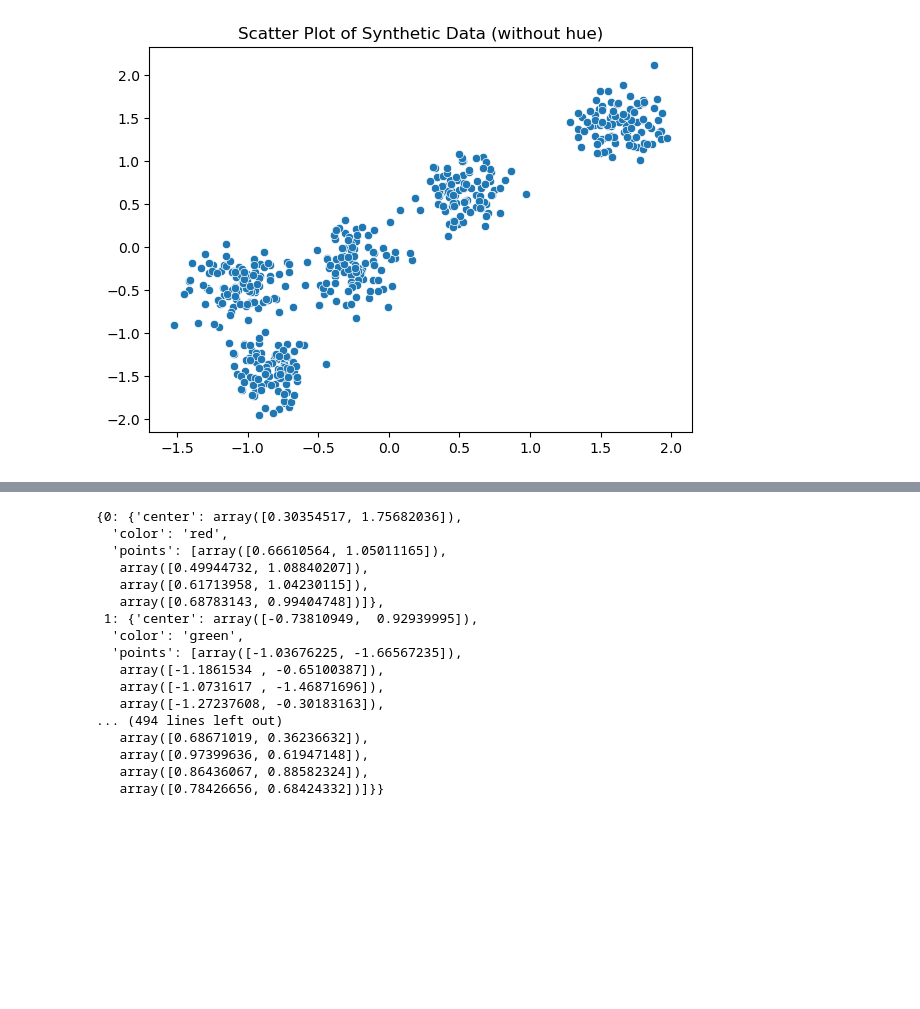
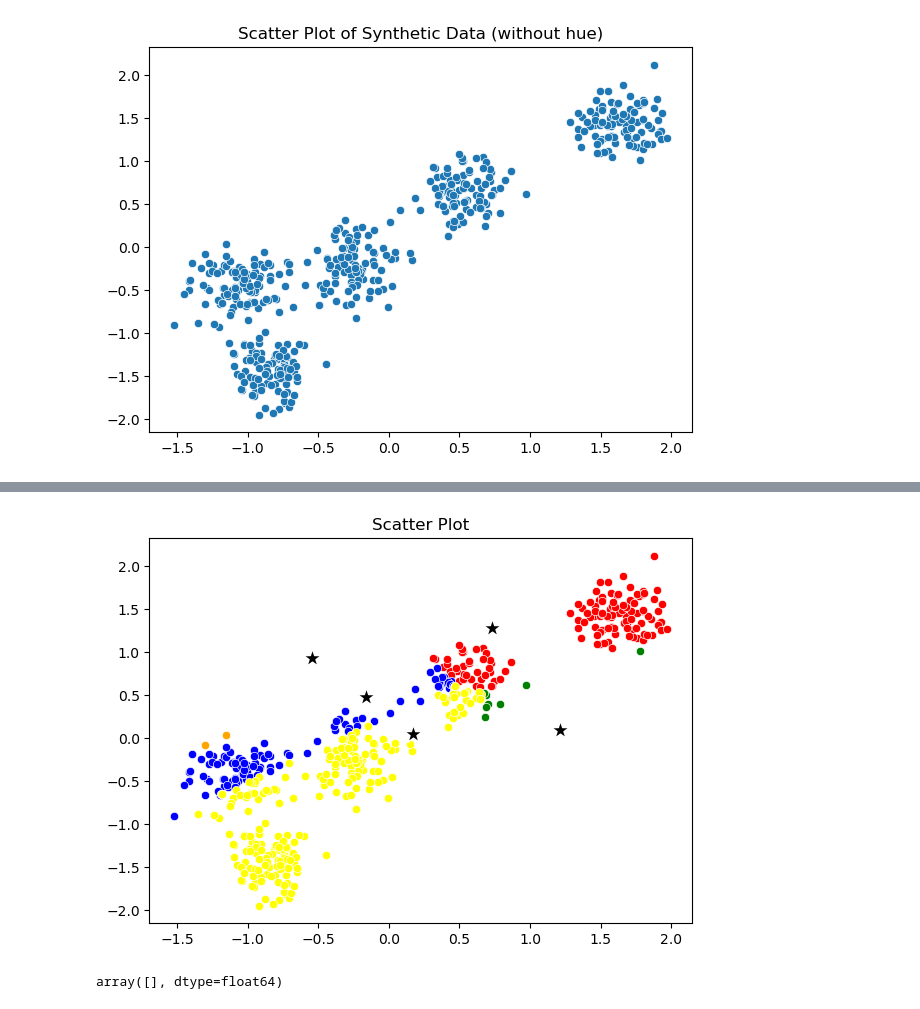
Before and after one commit to lavkushsingh31/ML-Practice-Exercises, a Jupyter notebook: K-Means Clustering Algorithm Implementation .ipynb, the cells around one changed output, grey strips where cells are left out. Cells and saved outputs as stored; diff of their text form; code cells hidden in the pictures; blank space fills up the shorter version.

```diff
--- a/K-Means Clustering Algorithm Implementation .ipynb
+++ b/K-Means Clustering Algorithm Implementation .ipynb
@@ -174,20 +190,28 @@ plotClusters(centroids)
-# %%
-centroids
-# %% [output]
-{0: {'center': array([0.30354517, 1.75682036]),
-  'color': 'red',
-  'points': [array([0.66610564, 1.05011165]),
-   array([0.49944732, 1.08840207]),
-   array([0.61713958, 1.04230115]),
-   array([0.68783143, 0.99404748])]},
- 1: {'center': array([-0.73810949,  0.92939995]),
-  'color': 'green',
-  'points': [array([-1.03676225, -1.66567235]),
-   array([-1.1861534 , -0.65100387]),
-   array([-1.0731617 , -1.46871696]),
-   array([-1.27237608, -0.30183163]),
-... (494 lines left out)
-   array([0.68671019, 0.36236632]),
-   array([0.97399636, 0.61947148]),
-   array([0.86436067, 0.88582324]),
-   array([0.78426656, 0.68424332])]}}
+# %%
+def plotClusters_v2(centroids):
+
+    plt.figure(figsize=(7,5))
+    for k in centroids.keys():
+        points = np.array(centroids[k]['points'])
+
+        if points.shape[0]>0:
+
+            ax = sns.scatterplot(x =points[:, 0], y = points[:, 1], color = centroids[k]['color'])
+            #plt.scatter(points[:, 0], points[:, 1], color = centroids[k]['color'])
+            plt.title("Scatter Plot")
+
+        cluster_coordinates = centroids[k]['center']
+        ax = sns.scatterplot(x = [cluster_coordinates[0]], y = [cluster_coordinates[1]], marker="*", color="black", s = 200)
+        #sns.pointplot(x = cluster_coordinates[0], y = cluster_coordinates[1], color = 'black')
+        #ax.plot(cluster_coordinates[0], cluster_coordinates[1], marker="*", color="black", markersize=10)
+        #plt.scatter(cluster_coordinates[0], cluster_coordinates[1], marker="*", color="black")
+        #plt.show()
+
+plotClusters_v2(assigned_points)
+# %% [output]
+[figure, added]
+# %%
+cluster_coordinates = result[0]['center']
+cluster_coordinates[:0]
+# %% [output]
+array([], dtype=float64)
```
Also changed, not shown: parts of 5 cells of this notebook.
